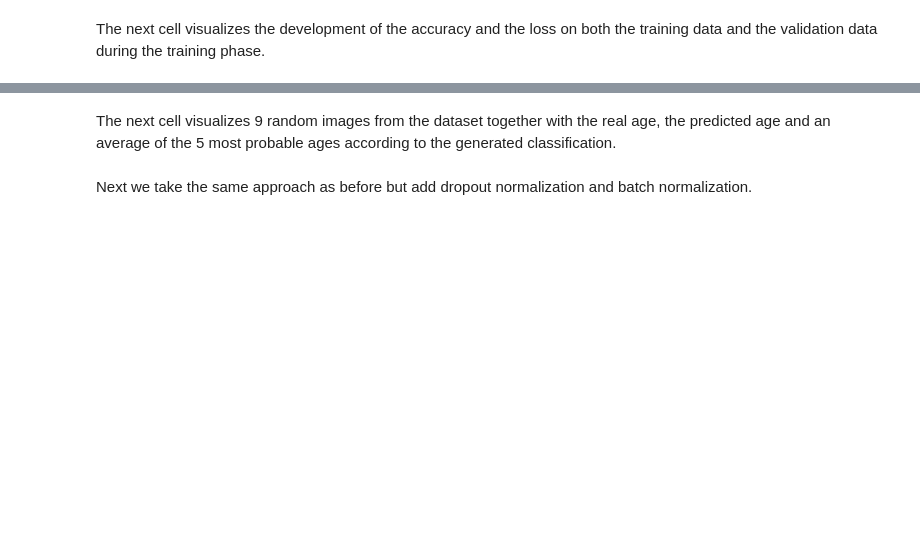
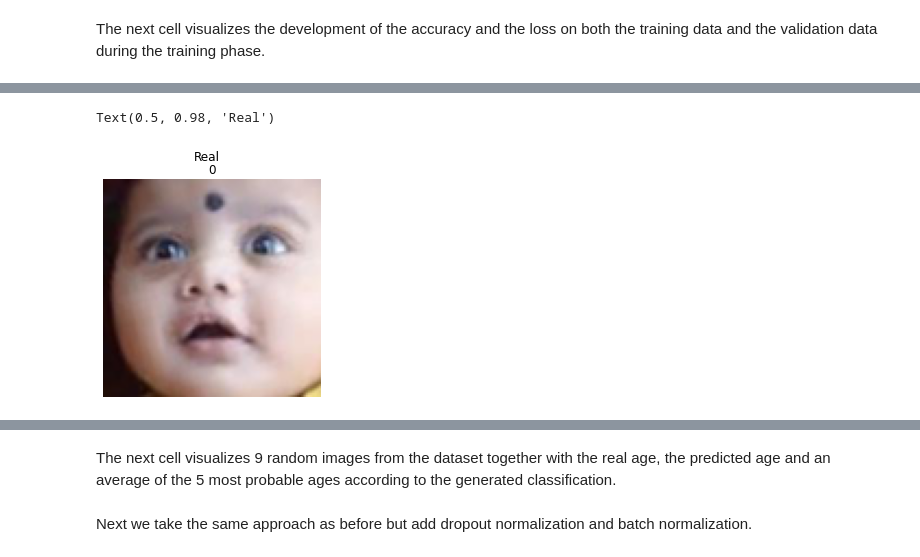
Before and after one commit to buckcri/age-from-face, a Jupyter notebook: code/Project_Notebook.ipynb, the cells around one changed output, grey strips where cells are left out. Cells and saved outputs as stored; diff of their text form; code cells hidden in the pictures; blank space fills up the shorter version.

```diff
--- a/code/Project_Notebook.ipynb
+++ b/code/Project_Notebook.ipynb
@@ -195,3 +414,11 @@ The next cell visualizes the development of the accuracy and the loss on both th
+# %%
+plt.imshow(x[i].numpy().astype("uint8"))
+plt.title(y[i].numpy())
+plt.axis("off")
+plt.suptitle("Real")
+# %% [output]
+Text(0.5, 0.98, 'Real')
+[figure, added]
 # %%
 accuracy = history.history['accuracy']
 val_accuracy = history.history['val_accuracy']
```
Also changed, not shown: parts of 21 cells of this notebook.
